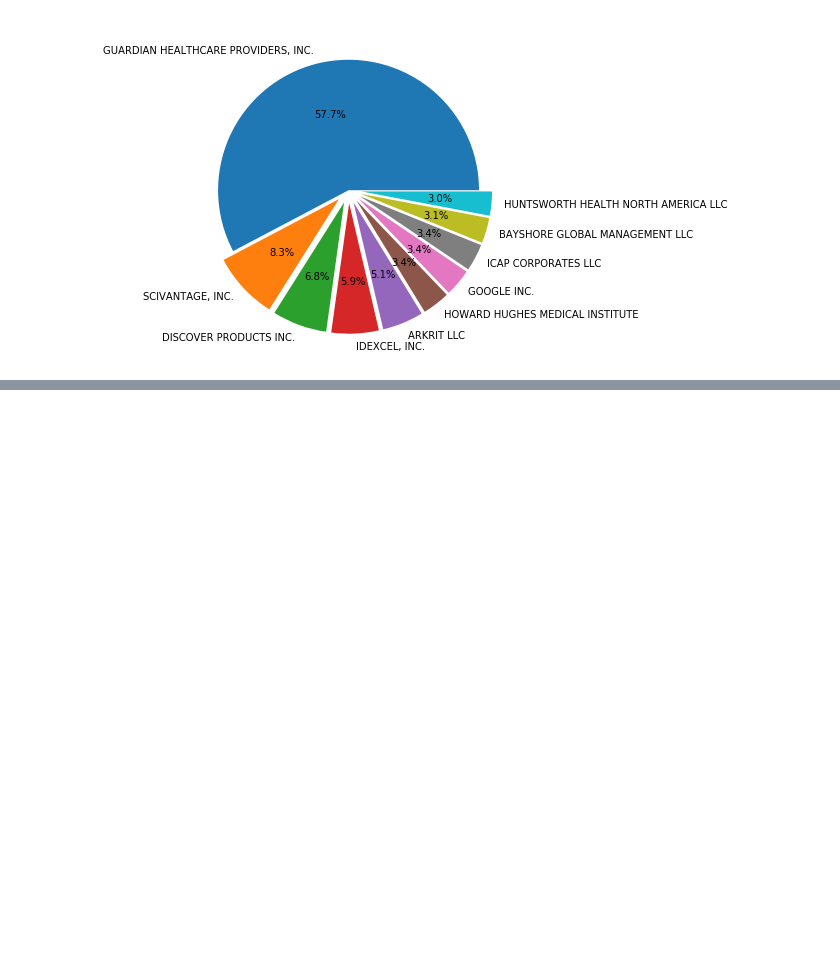
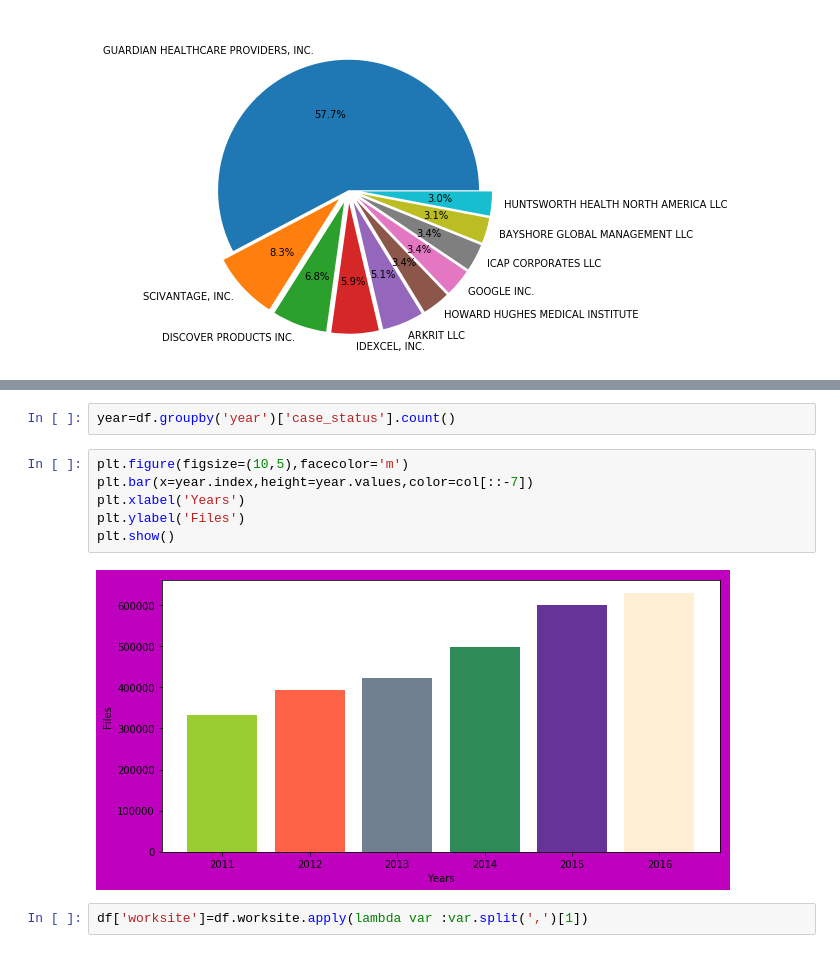
Before and after one commit to Bhavikdarji98/H1B_data_analysis, a Jupyter notebook: H1B_projectt.ipynb, the cells around one changed output, grey strips where cells are left out. Saved outputs shown, nothing was run; the diff lists cells and outputs as text; blank space fills up the shorter version.

```diff
--- a/H1B_projectt.ipynb
+++ b/H1B_projectt.ipynb
@@ -229,0 +272,12 @@ plt.show()
+# %%
+year=df.groupby('year')['case_status'].count()
+# %%
+plt.figure(figsize=(10,5),facecolor='m')
+plt.bar(x=year.index,height=year.values,color=col[::-7])
+plt.xlabel('Years')
+plt.ylabel('Files')
+plt.show()
+# %% [output]
+[figure, added]
+# %%
+df['worksite']=df.worksite.apply(lambda var :var.split(',')[1])
```
Also changed, not shown: parts of 15 cells of this notebook.
